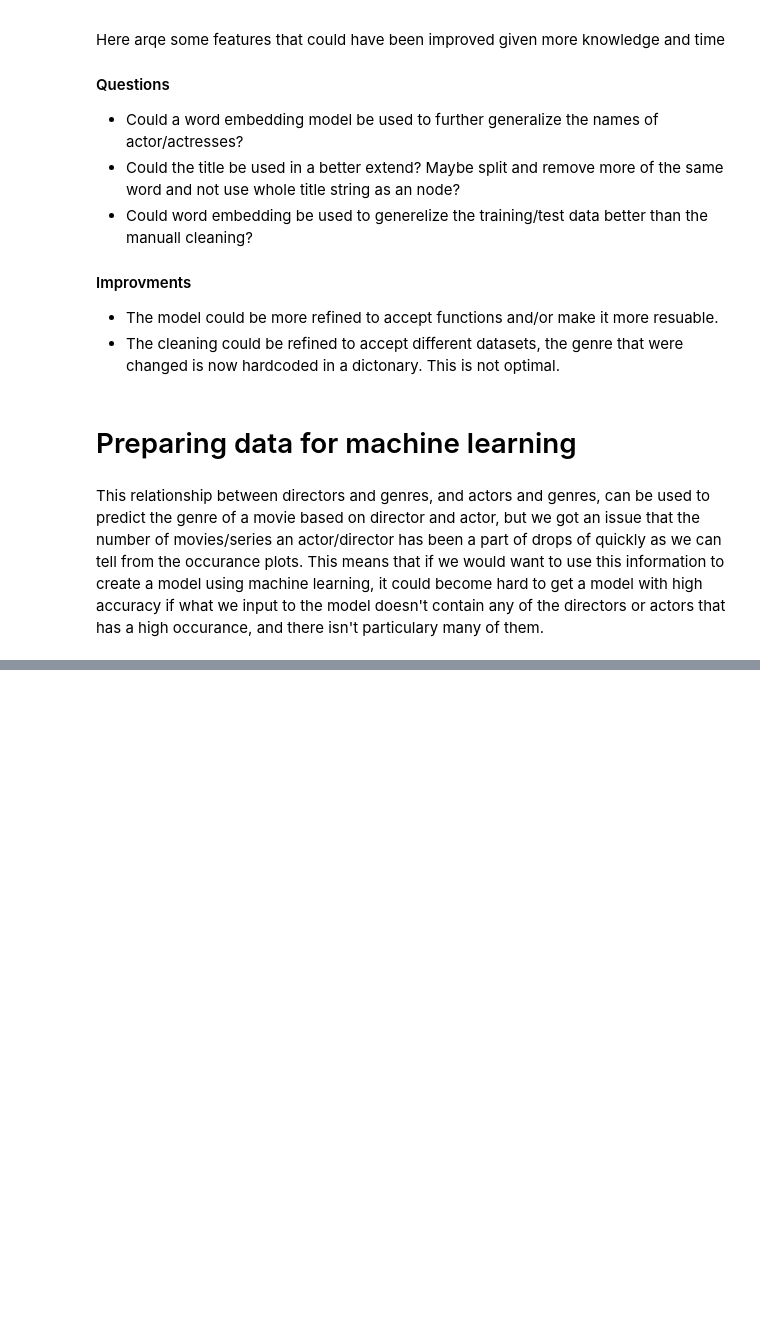
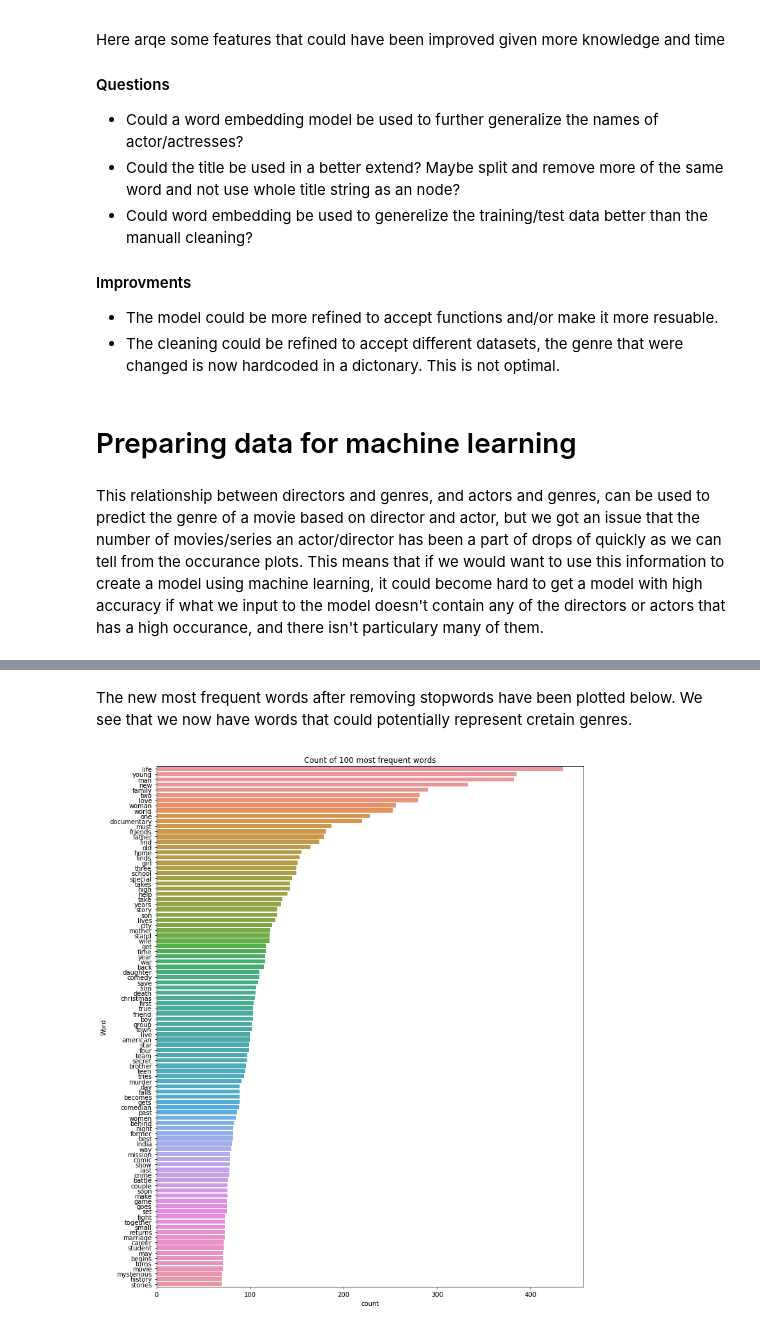
Before and after one commit to aSkailand/dat540-netflix_catalogue, a Jupyter notebook: src/netflix_catalogue_view.ipynb, the cells around one changed output, grey strips where cells are left out. Drawn from its saved outputs; the diff is of its cells as text; code cells hidden in the pictures; blank space fills up the shorter version.

```diff
--- a/src/netflix_catalogue_view.ipynb
+++ b/src/netflix_catalogue_view.ipynb
@@ -1197,0 +1359,17 @@ This relationship between directors and genres, and actors and genres, can be us
+# %%
+from nltk.corpus import stopwords
+stop_words = set(stopwords.words('english'))
+
+# function to remove stopwords
+def remove_stopwords(text):
+    no_stopword_text = [w for w in text.split() if not w in stop_words]
+    return ' '.join(no_stopword_text)
+
+new_set['title_description'] = new_set['title_description'].apply(lambda x: remove_stopwords(x))
+# %% [markdown]
+The new most frequent words after removing stopwords have been plotted below. We see that we now have words that could potentially represent cretain genres.
+# %%
+# Check most frequent words after removing stopwords
+freq_words(new_set['title_description'], 100)
+# %% [output]
+[figure, added]
```
Also changed, not shown: parts of 40 cells of this notebook, 1 other file.
